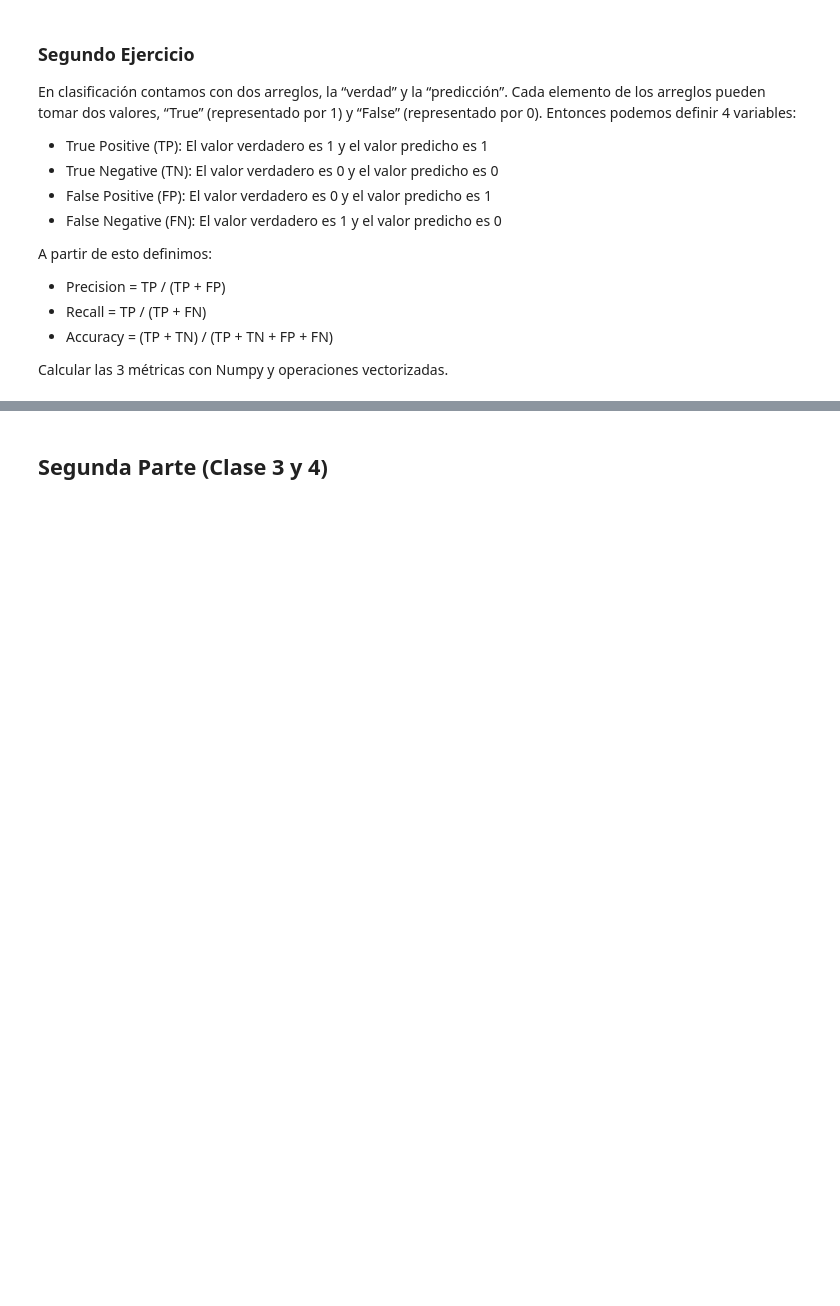
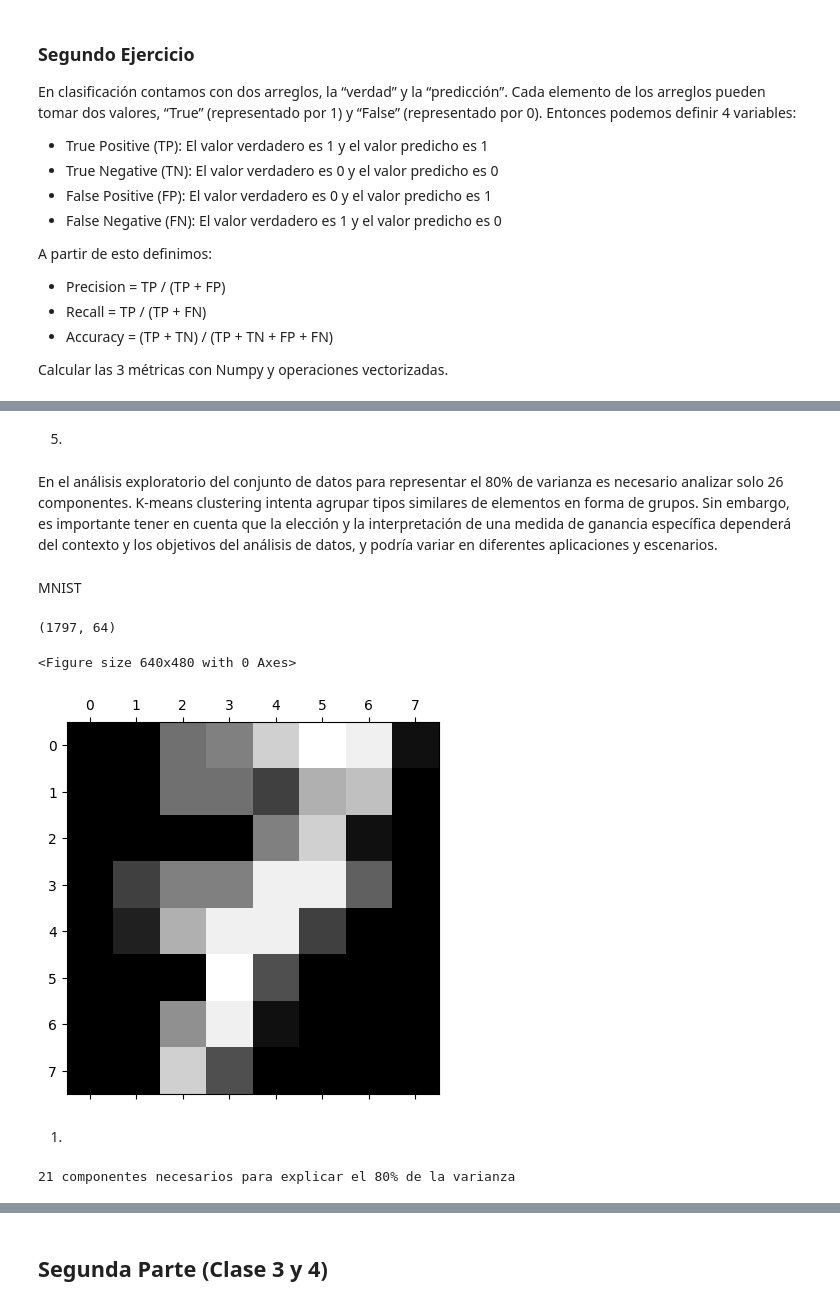
Before and after one commit to FIUBA-Posgrado-Inteligencia-Artificial/intro_ia, a Jupyter notebook: tp_integrador_enunciado/tp_integrador.ipynb, the cells around one changed output, grey strips where cells are left out. Cells and saved outputs as stored; diff of their text form; code cells hidden in the pictures; blank space fills up the shorter version.

```diff
--- a/tp_integrador_enunciado/tp_integrador.ipynb
+++ b/tp_integrador_enunciado/tp_integrador.ipynb
@@ -104,0 +202,33 @@ Para este ejercicio vamos a considerar los siguientes datasets:
+# %% [markdown]
+5.
+# %% [markdown]
+En el análisis exploratorio del conjunto de datos para representar el 80% de varianza es necesario analizar solo 26 componentes. K-means clustering intenta agrupar tipos similares de elementos en forma de grupos. Sin embargo, es importante tener en cuenta que la elección y la interpretación de una medida de ganancia específica dependerá del contexto y los objetivos del análisis de datos, y podría variar en diferentes aplicaciones y escenarios.
+# %% [markdown]
+MNIST
+# %%
+from sklearn.datasets import load_digits
+digits = load_digits()
+print(digits.data.shape)
+
+import matplotlib.pyplot as plt
+plt.gray()
+plt.matshow(digits.images[7])
+
+plt.show()
+
+X_train, y_train = load_digits(return_X_y=True)
+# %% [output]
+(1797, 64)
+<Figure size 640x480 with 0 Axes>
+[figure, added]
+# %% [markdown]
+1.
+# %%
+scaler = StandardScaler()
+X_scaled = scaler.fit_transform(X_train)
+pca = PCA(n_components=0.8, random_state=RANDOM_STATE).fit(X_scaled)
+X_pca = pca.transform(X_scaled)
+
+print(X_pca.shape[1], "componentes necesarios para explicar el 80%"+" de la varianza")
+# %% [output]
+21 componentes necesarios para explicar el 80% de la varianza
```
Also changed, not shown: parts of 29 cells of this notebook, 31 other files.
